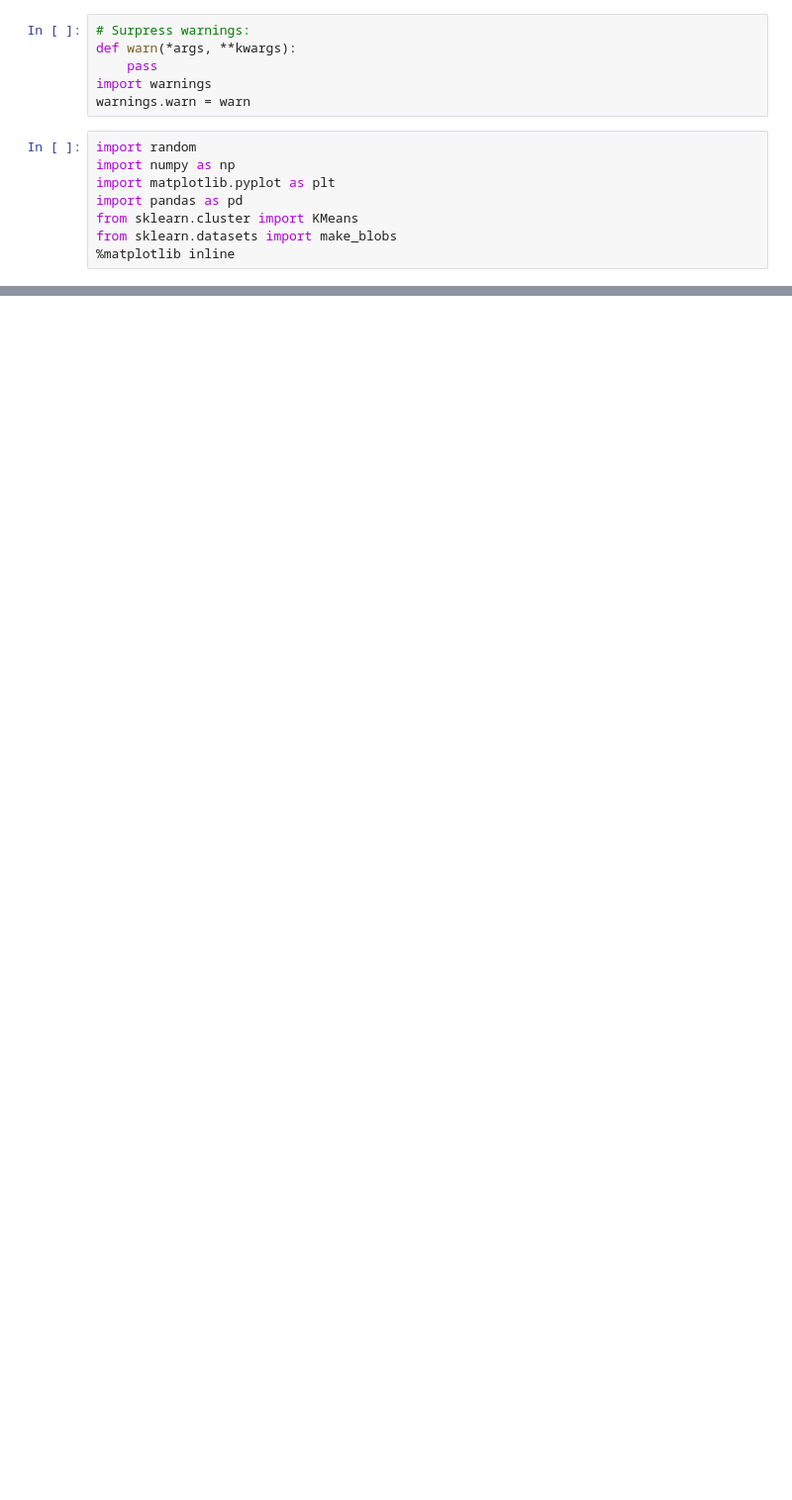
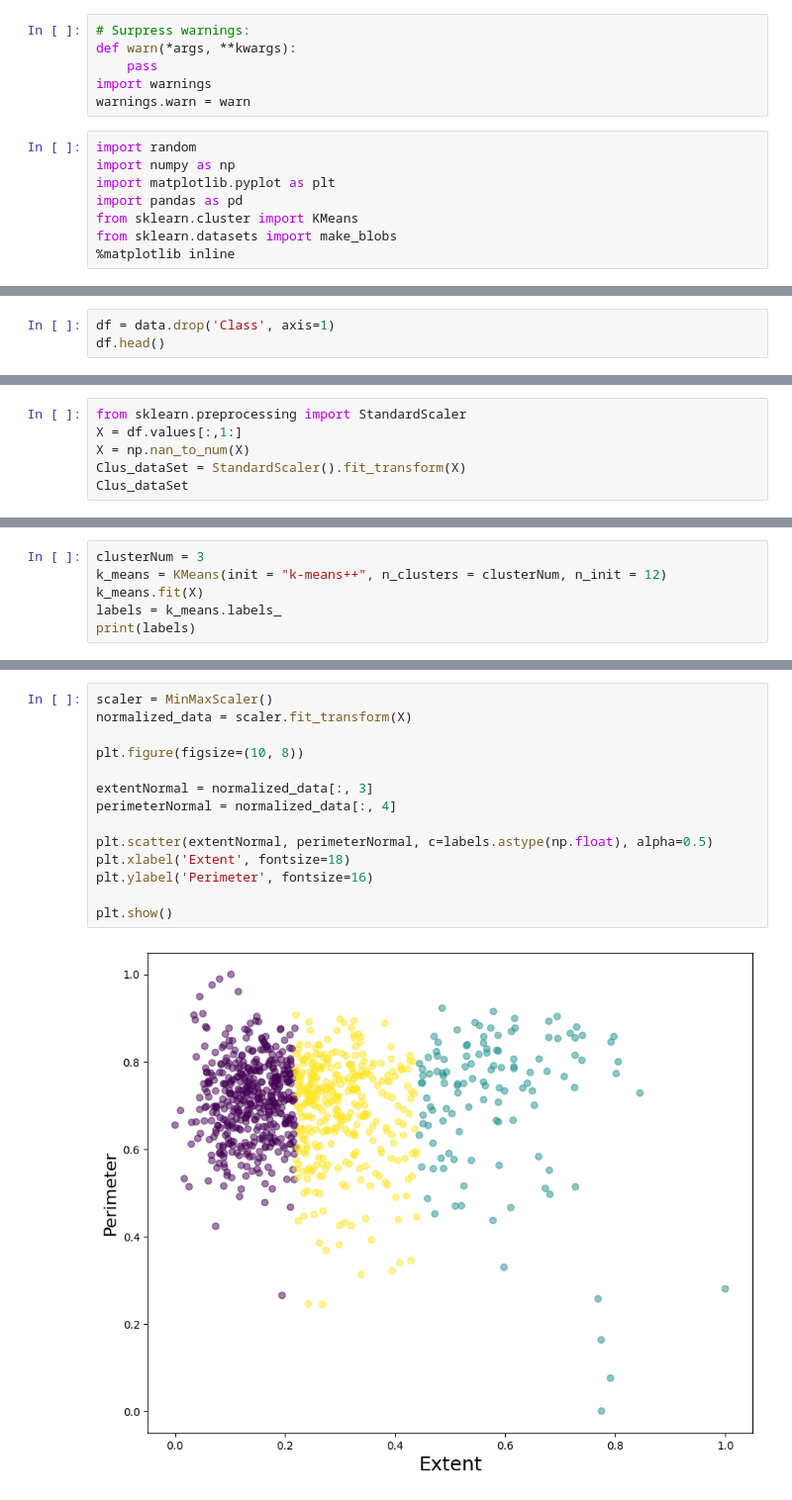
Before and after one commit to RafiPibe/KMeansClustering, a Jupyter notebook: 5025211074_MachineLearning.ipynb, the cells around one changed output, grey strips where cells are left out. Shown at 99% size. Cells and saved outputs as stored; diff of their text form; blank space fills up the shorter version.

```diff
--- a/5025211074_MachineLearning.ipynb
+++ b/5025211074_MachineLearning.ipynb
@@ -34,0 +31,3 @@ data
+# %%
+df = data.drop('Class', axis=1)
+df.head()
@@ -34,0 +41,6 @@ data
+# %%
+from sklearn.preprocessing import StandardScaler
+X = df.values[:,1:]
+X = np.nan_to_num(X)
+Clus_dataSet = StandardScaler().fit_transform(X)
+Clus_dataSet
@@ -34,0 +61,6 @@ data
+# %%
+clusterNum = 3
+k_means = KMeans(init = "k-means++", n_clusters = clusterNum, n_init = 12)
+k_means.fit(X)
+labels = k_means.labels_
+print(labels)
@@ -34,0 +103,16 @@ data
+# %%
+scaler = MinMaxScaler()
+normalized_data = scaler.fit_transform(X)
+
+plt.figure(figsize=(10, 8))
+
+extentNormal = normalized_data[:, 3]
+perimeterNormal = normalized_data[:, 4]
+
+plt.scatter(extentNormal, perimeterNormal, c=labels.astype(np.float), alpha=0.5)
+plt.xlabel('Extent', fontsize=18)
+plt.ylabel('Perimeter', fontsize=16)
+
+plt.show()
+# %% [output]
+[figure, added]
```
Also changed, not shown: parts of 11 cells of this notebook.
